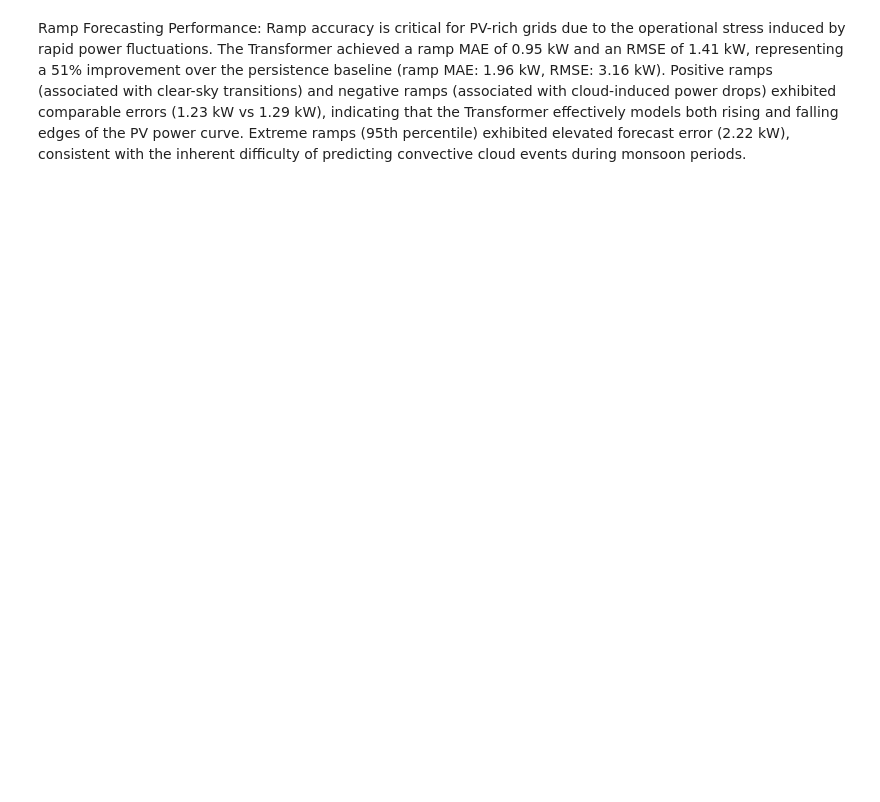
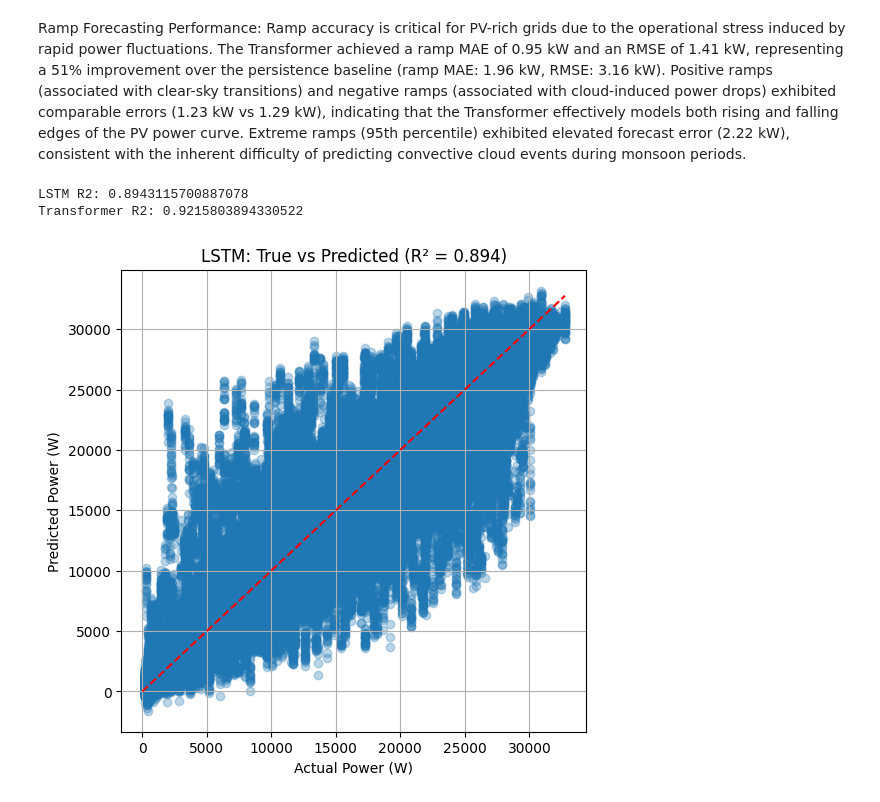
Before and after one commit to kaustav812004/Solar-Energy-Forecasting-for-Smart-Grids, a Jupyter notebook: datajoin.ipynb, the cells around one changed output. Cells and saved outputs as stored; diff of their text form; code cells hidden in the pictures; blank space fills up the shorter version.

```diff
--- a/datajoin.ipynb
+++ b/datajoin.ipynb
@@ -719,3 +723,46 @@ Ramp accuracy is critical for PV-rich grids due to the operational stress induce
 The Transformer achieved a ramp MAE of 0.95 kW and an RMSE of 1.41 kW, representing a 51% improvement over the persistence baseline (ramp MAE: 1.96 kW, RMSE: 3.16 kW).
 Positive ramps (associated with clear-sky transitions) and negative ramps (associated with cloud-induced power drops) exhibited comparable errors (1.23 kW vs 1.29 kW), indicating that the Transformer effectively models both rising and falling edges of the PV power curve.
 Extreme ramps (95th percentile) exhibited elevated forecast error (2.22 kW), consistent with the inherent difficulty of predicting convective cloud events during monsoon periods.
+# %%
+import numpy as np
+import matplotlib.pyplot as plt
+from sklearn.metrics import r2_score
+
+# Flatten everything
+y_true = Y_test_inv.flatten()
+y_pred_lstm = pred_test_inv.flatten()          # your LSTM predictions
+y_pred_trans = pred_t_inv.flatten()            # your Transformer predictions
+
+# Optional: Filter only daytime (IMPORTANT)
+mask = y_true > 200
+y_true_day = y_true[mask]
+y_lstm_day = y_pred_lstm[mask]
+y_trans_day = y_pred_trans[mask]
+
+# Compute R²
+r2_lstm = r2_score(y_true_day, y_lstm_day)
+r2_trans = r2_score(y_true_day, y_trans_day)
+
+print("LSTM R2:", r2_lstm)
+print("Transformer R2:", r2_trans)
+# %% [output]
+LSTM R2: 0.8943115700887078
+Transformer R2: 0.9215803894330522
+# %%
+plt.figure(figsize=(6,6))
+
+plt.scatter(y_true_day, y_lstm_day, alpha=0.3)
+
+# Perfect prediction line
+plt.plot([0, max(y_true_day)], [0, max(y_true_day)], linestyle='--', color='red')
+
+plt.xlabel("Actual Power (W)")
+plt.ylabel("Predicted Power (W)")
+plt.title(f"LSTM: True vs Predicted (R² = {r2_lstm:.3f})")
+
+plt.grid()
+
+plt.savefig("scatter_lstm.png", dpi=300, bbox_inches='tight')
+plt.show()
+# %% [output]
+[figure, added]
```
Also changed, not shown: parts of 26 cells of this notebook, 1 other file.
